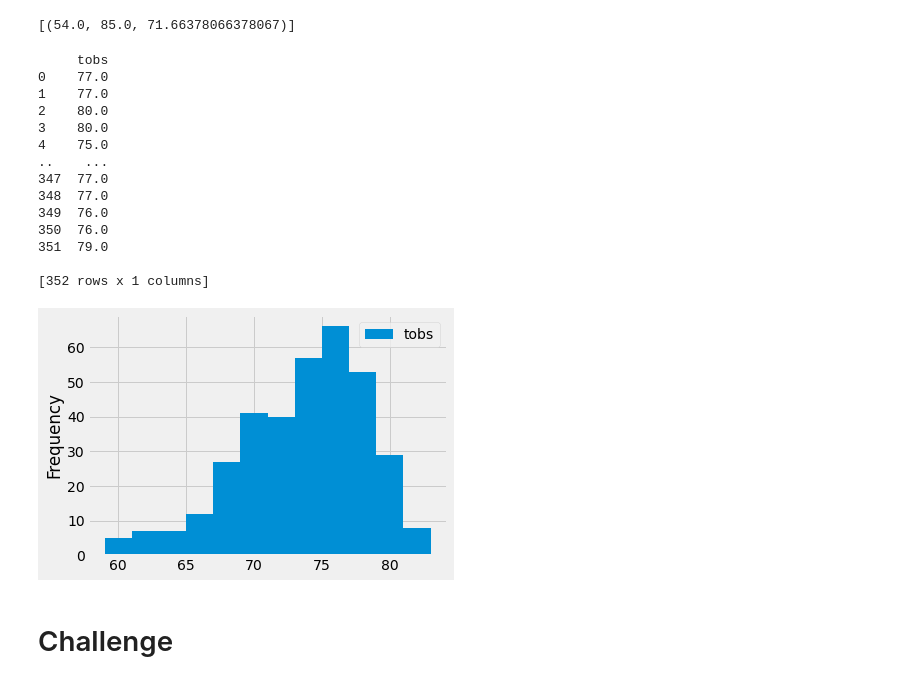
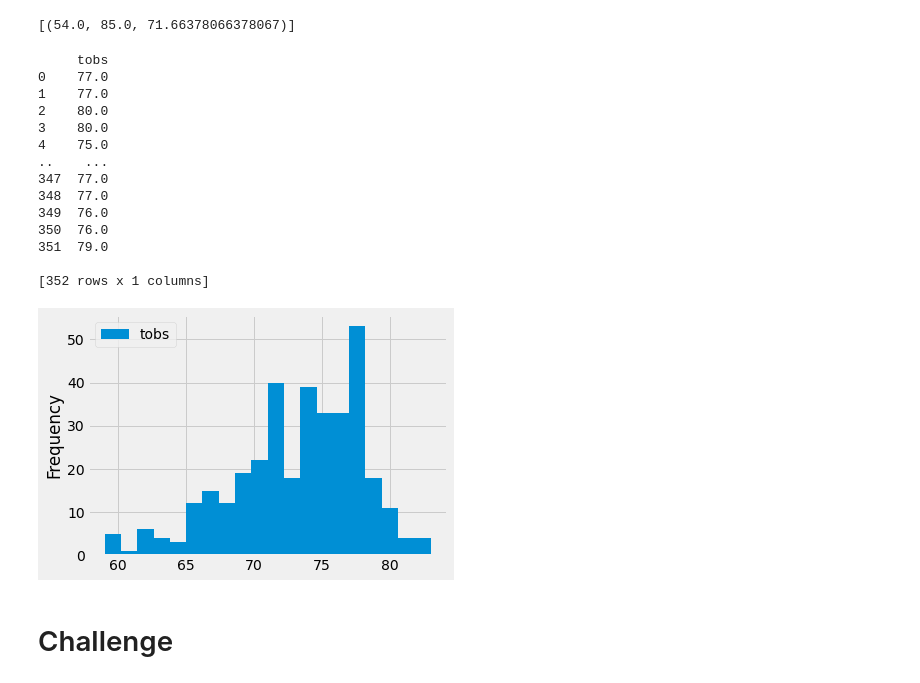
Before and after one commit to kelbrisel/surfs_up., a Jupyter notebook: climate_analysis.ipynb, the cells around one changed output. Cells and saved outputs as stored; diff of their text form; code cells hidden in the pictures.

```diff
--- a/climate_analysis.ipynb
+++ b/climate_analysis.ipynb
@@ -108,30 +108,36 @@ filter(Measurement.station == 'USC00519281').all()
 # %%
 # Choose the station with the highest number of temperature observations.
 # Query the last 12 months of temperature observation data for this station and plot the results as a histogram
 results = session.query(Measurement.tobs).\
 filter(Measurement.station == 'USC00519281').\
 filter(Measurement.date >= prev_year).all()
 df = pd.DataFrame(results, columns=['tobs'])
 print(df)
 
-df.plot.hist(bins=12)
+#df.plot.hist(bins=12)
+#plt.tight_layout()
+
+#df.plot.hist(bins=5)
+#plt.tight_layout()
+
+df.plot.hist(bins=20)
 plt.tight_layout()
 # %% [output]
      tobs
 0    77.0
 1    77.0
 2    80.0
 3    80.0
 4    75.0
 ..    ...
 347  77.0
 348  77.0
 349  76.0
 350  76.0
 351  79.0
 
 [352 rows x 1 columns]
-[figure, old version]
+[figure, new version]
 # %%
 # Write a function called `calc_temps` that will accept start date and end date in the format '%Y-%m-%d'
 # and return the minimum, average, and maximum temperatures for that range of dates
```
Also changed, not shown: 1 other file.
